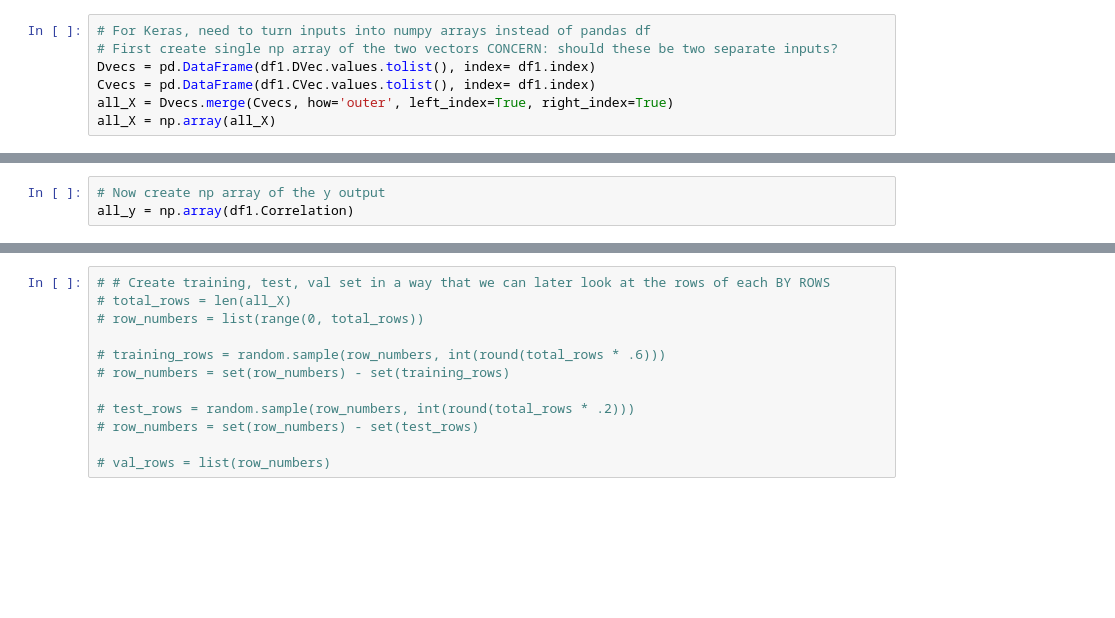
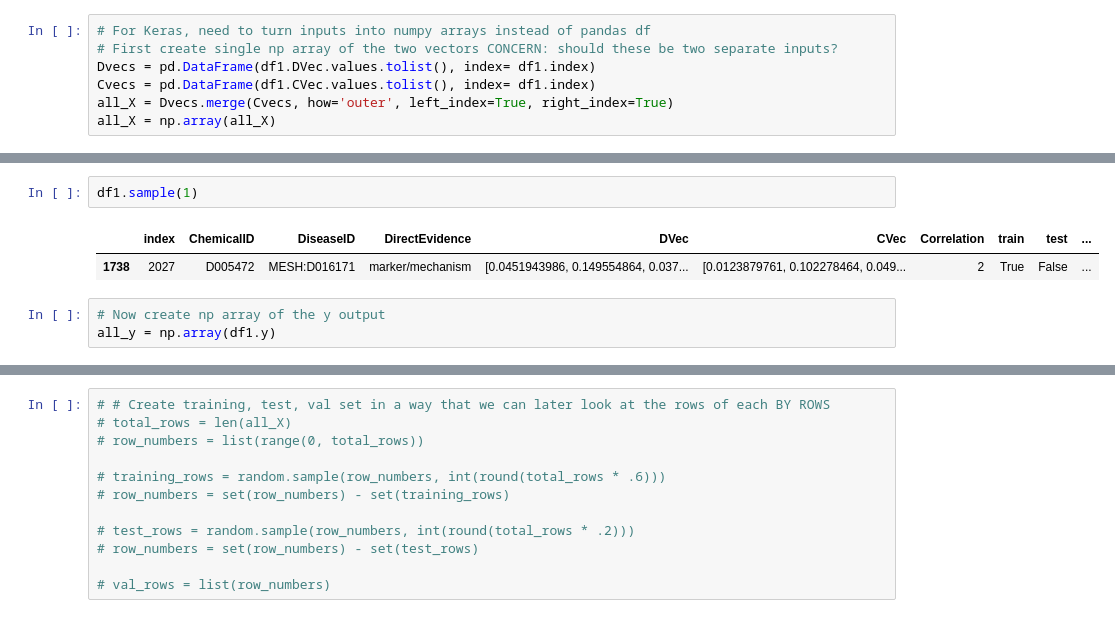
Before and after one commit to colemai/msc-thesis, a Jupyter notebook: opa/opa-nn.ipynb, the cells around one changed output, grey strips where cells are left out. Saved outputs shown, nothing was run; the diff lists cells and outputs as text; blank space fills up the shorter version.

```diff
--- a/opa/opa-nn.ipynb
+++ b/opa/opa-nn.ipynb
@@ -161,6 +216,11 @@ all_X = np.array(all_X)
+# %%
+df1.sample(1)
+# %% [output]
+|  | index | ChemicalID | DiseaseID | DirectEvidence | DVec | CVec | Correlation | train | test | ... |
+| 1738 | 2027 | D005472 | MESH:D016171 | marker/mechanism | [0.0451943986, 0.149554864, 0.037... | [0.0123879761, 0.102278464, 0.049... | 2 | True | False | ... |
 # %%
 # Now create np array of the y output
-all_y = np.array(df1.Correlation)
+all_y = np.array(df1.y)
 # %%
 print('y shape: ', all_y.shape)
 print('X shape: ', all_X.shape)
```
Also changed, not shown: parts of 23 cells of this notebook, 2 other files.
